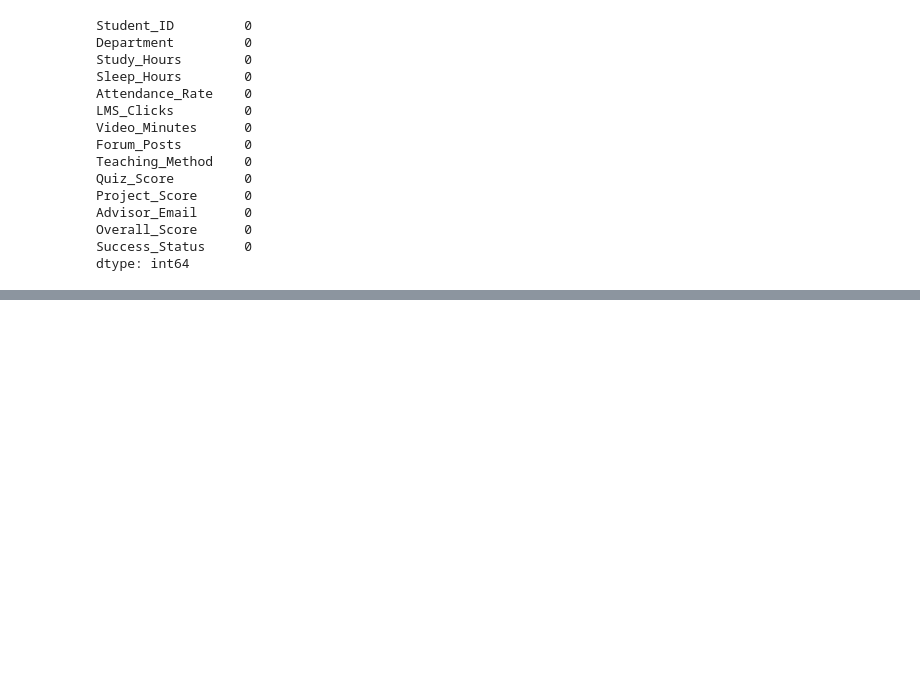
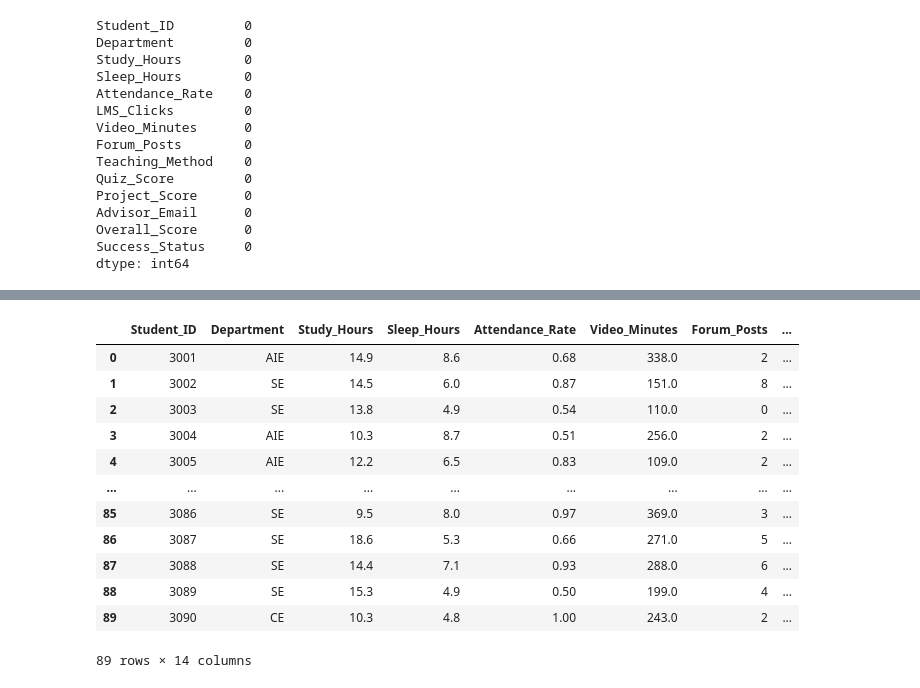
Before and after one commit to AloneMask001/Learning-analytics-data-pipeline, a Jupyter notebook: main.ipynb, the cells around one changed output, grey strips where cells are left out. Cells and saved outputs as stored; diff of their text form; code cells hidden in the pictures; blank space fills up the shorter version.

```diff
--- a/main.ipynb
+++ b/main.ipynb
@@ -424,0 +463,24 @@ dtype: int64
+# %%
+df_hw3["Engagement_Band"] = pd.cut(
+    df_hw3["LMS_Clicks"],
+    bins = [89.0, 113.0, 123.0, 147.0],
+    labels = ["Low", "Medium", "High"]
+)
+df_hw3.drop(["LMS_Clicks"],axis=1, inplace = True)
+df_hw3
+#Creating new column using pd.cut() i set the bins carefully then imputed the labels.
+#Then i droped that column bcs. we created much more meaningful result.
+# %% [output]
+|  | Student_ID | Department | Study_Hours | Sleep_Hours | Attendance_Rate | Video_Minutes | Forum_Posts | ... |
+| 0 | 3001 | AIE | 14.9 | 8.6 | 0.68 | 338.0 | 2 | ... |
+| 1 | 3002 | SE | 14.5 | 6.0 | 0.87 | 151.0 | 8 | ... |
+| 2 | 3003 | SE | 13.8 | 4.9 | 0.54 | 110.0 | 0 | ... |
+| 3 | 3004 | AIE | 10.3 | 8.7 | 0.51 | 256.0 | 2 | ... |
+| 4 | 3005 | AIE | 12.2 | 6.5 | 0.83 | 109.0 | 2 | ... |
+| ... | ... | ... | ... | ... | ... | ... | ... | ... |
+| 85 | 3086 | SE | 9.5 | 8.0 | 0.97 | 369.0 | 3 | ... |
+| 86 | 3087 | SE | 18.6 | 5.3 | 0.66 | 271.0 | 5 | ... |
+| 87 | 3088 | SE | 14.4 | 7.1 | 0.93 | 288.0 | 6 | ... |
+| 88 | 3089 | SE | 15.3 | 4.9 | 0.50 | 199.0 | 4 | ... |
+| 89 | 3090 | CE | 10.3 | 4.8 | 1.00 | 243.0 | 2 | ... |
+89 rows × 14 columns
```
Also changed, not shown: parts of 9 cells of this notebook.
